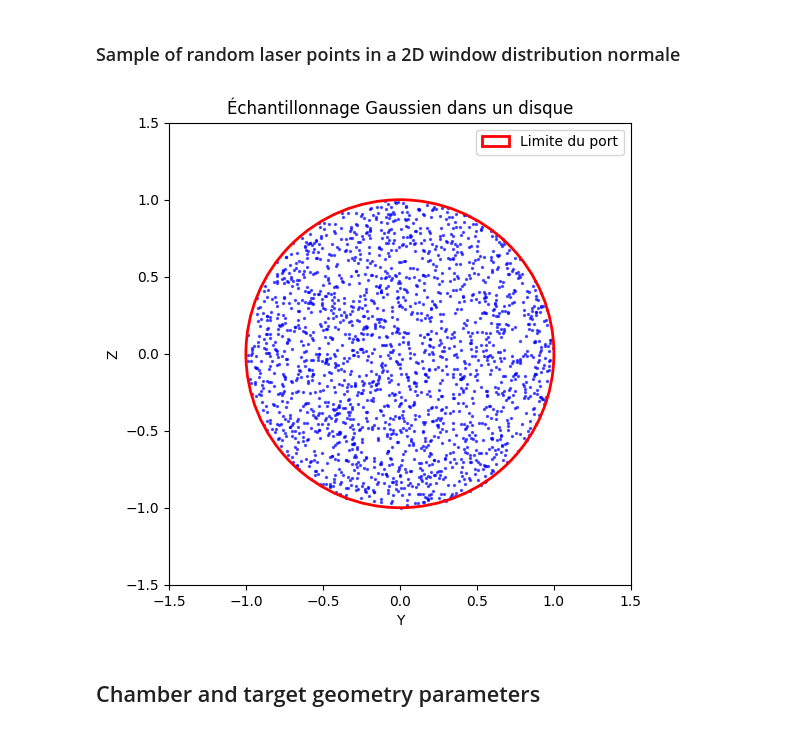
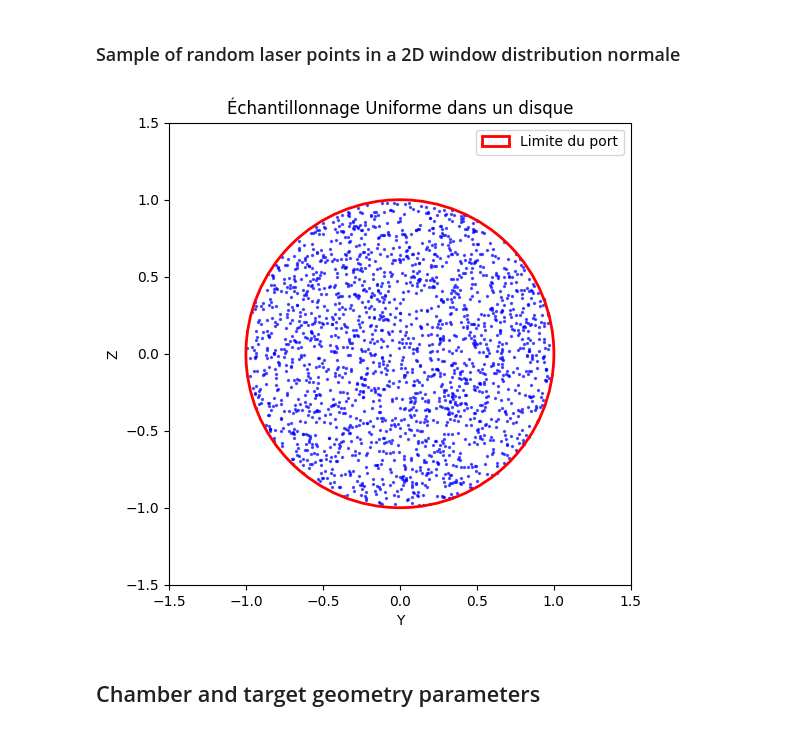
Before and after one commit to clarajdr/Omega60-DD-ICF-simulation, a Jupyter notebook: samplerays.ipynb, the cells around one changed output. Drawn from its saved outputs; the diff is of its cells as text; code cells hidden in the pictures.

```diff
--- a/samplerays.ipynb
+++ b/samplerays.ipynb
@@ -122,31 +81,45 @@ plt.show()
 # %% [markdown]
 ### Sample of random laser points in a 2D window distribution normale
 # %%
-dist= lambda num_points: sp.stats.uniform.rvs( loc=-1.0, scale=2.0, size=( num_points, 2, ) )
+# 1. Définition de la distribution (Uniforme dans le carré [-1, 1])
+dist_unif = lambda num_points: sp.stats.uniform.rvs(loc=-1.0, scale=2.0, size=(num_points, 2))
 
 t1 = np.array([0., 1., 0.]) # axe Y
 t2 = np.array([0., 0., 1.]) # axe Z
 radius = 1.0
 
-xs = sample_window(t1, t2, dist, radius, center=np.array([0., 0., 0.]), num_points=2000)
+# 2. Appel corrigé avec les noms d'arguments
+# On utilise l1 et l2 comme diamètres (2 * radius)
+xs = sampler.sample_window(
+    t1,
+    t2,
+    l1=2*radius,
+    l2=2*radius,
+    center=np.array([0., 0., 0.]),
+    num_points=2000,
+    dist=dist_unif
+)
 
+# --- Visualisation ---
 fig, ax = plt.subplots(figsize=(6,6))
 ax.scatter(xs[:,1], xs[:,2], s=2, alpha=0.6, color='blue')
 
-# Circle
+# Dessin du cercle limite (rayon = 1.0)
 circle = plt.Circle((0, 0), radius, color='r', fill=False, linewidth=2, label="Limite du port")
 ax.add_patch(circle)
 
 ax.set_xlim(-1.5, 1.5)
 ax.set_ylim(-1.5, 1.5)
 ax.set_aspect('equal')
-ax.set_title("Échantillonnage Gaussien dans un disque")
+
+# J'ai corrigé le titre car ici c'est une loi Uniforme (Flat-top)
+ax.set_title("Échantillonnage Uniforme dans un disque")
 ax.set_xlabel("Y")
 ax.set_ylabel("Z")
 ax.legend()
 plt.show()
 # %% [output]
-[figure, old version]
+[figure, new version]
 # %% [markdown]
 ## Chamber and target geometry parameters
 # %%
```
Also changed, not shown: parts of 32 cells of this notebook, 6 other files.
